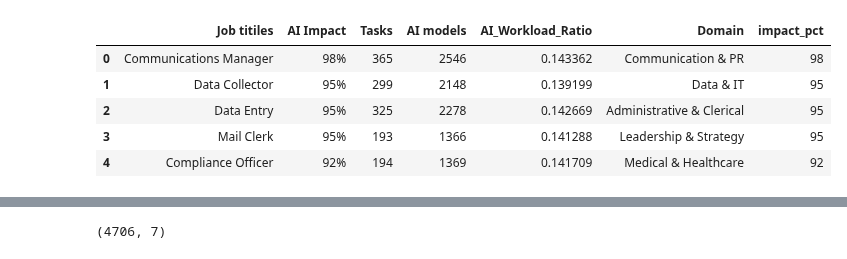
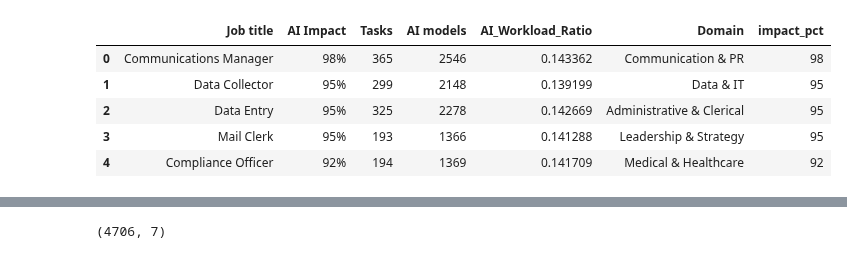
Before and after one commit to mikedelong/kaggle-workbooks, a Jupyter notebook: notebook7287fd9e6b.ipynb, the cells around one changed output, grey strips where cells are left out. Cells and saved outputs as stored; diff of their text form; code cells hidden in the pictures.

```diff
--- a/notebook7287fd9e6b.ipynb
+++ b/notebook7287fd9e6b.ipynb
@@ -1,10 +1,13 @@
 # %%
 import pandas as pd
 df = pd.read_csv(filepath_or_buffer='/kaggle/input/from-data-entry-to-ceo-the-ai-job-threat-index/My_Data.csv')
 df['impact_pct'] = df['AI Impact'].apply(lambda x: int(x.strip('%')))
+# we have a handful of infinite values
+df['AI_Workload_Ratio'] = df['AI_Workload_Ratio'].apply(lambda x: 0.0 if x > 1 else x)
+df = df.rename(columns={'Job titiles': 'Job title'})
 df.head()
 # %% [output]
-|  | Job titiles | AI Impact | Tasks | AI models | AI_Workload_Ratio | Domain | impact_pct |
+|  | Job title | AI Impact | Tasks | AI models | AI_Workload_Ratio | Domain | impact_pct |
 | 0 | Communications Manager | 98% | 365 | 2546 | 0.143362 | Communication & PR | 98 |
 | 1 | Data Collector | 95% | 299 | 2148 | 0.139199 | Data & IT | 95 |
 | 2 | Data Entry | 95% | 325 | 2278 | 0.142669 | Administrative & Clerical | 95 |
```
Also changed, not shown: parts of 7 cells of this notebook.
